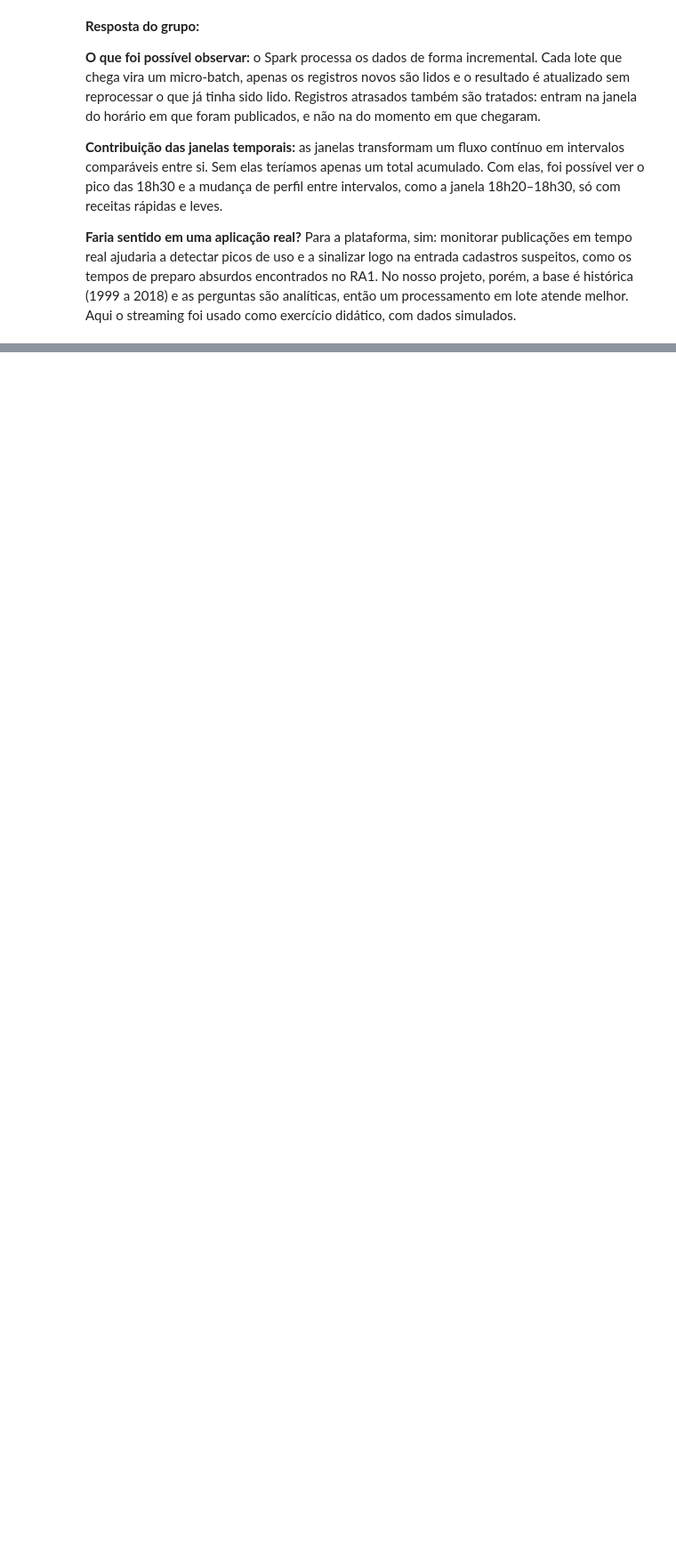
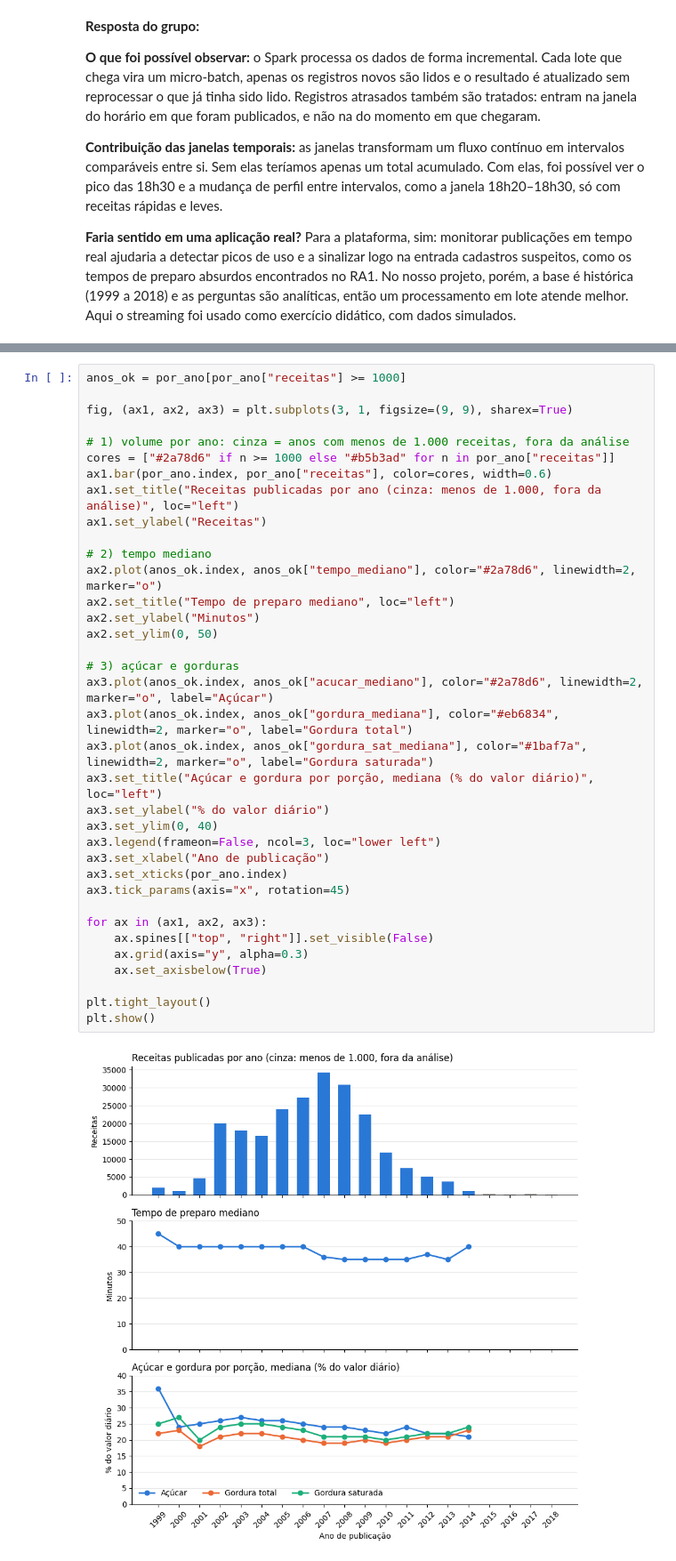
Before and after one commit to giovanisims/Dishly-Data, a Jupyter notebook: notebooks/data_analytics_ra.ipynb, the cells around one changed output, grey strips where cells are left out. Shown at 89% size. Drawn from its saved outputs; the diff is of its cells as text; blank space fills up the shorter version.

```diff
--- a/notebooks/data_analytics_ra.ipynb
+++ b/notebooks/data_analytics_ra.ipynb
@@ -725,0 +1151,38 @@ Na última resposta, o grupo pode reconhecer que o streaming foi utilizado apena
+# %%
+anos_ok = por_ano[por_ano["receitas"] >= 1000]
+
+fig, (ax1, ax2, ax3) = plt.subplots(3, 1, figsize=(9, 9), sharex=True)
+
+# 1) volume por ano: cinza = anos com menos de 1.000 receitas, fora da análise
+cores = ["#2a78d6" if n >= 1000 else "#b5b3ad" for n in por_ano["receitas"]]
+ax1.bar(por_ano.index, por_ano["receitas"], color=cores, width=0.6)
+ax1.set_title("Receitas publicadas por ano (cinza: menos de 1.000, fora da análise)", loc="left")
+ax1.set_ylabel("Receitas")
+
+# 2) tempo mediano
+ax2.plot(anos_ok.index, anos_ok["tempo_mediano"], color="#2a78d6", linewidth=2, marker="o")
+ax2.set_title("Tempo de preparo mediano", loc="left")
+ax2.set_ylabel("Minutos")
+ax2.set_ylim(0, 50)
+
+# 3) açúcar e gorduras
+ax3.plot(anos_ok.index, anos_ok["acucar_mediano"], color="#2a78d6", linewidth=2, marker="o", label="Açúcar")
+ax3.plot(anos_ok.index, anos_ok["gordura_mediana"], color="#eb6834", linewidth=2, marker="o", label="Gordura total")
+ax3.plot(anos_ok.index, anos_ok["gordura_sat_mediana"], color="#1baf7a", linewidth=2, marker="o", label="Gordura saturada")
+ax3.set_title("Açúcar e gordura por porção, mediana (% do valor diário)", loc="left")
+ax3.set_ylabel("% do valor diário")
+ax3.set_ylim(0, 40)
+ax3.legend(frameon=False, ncol=3, loc="lower left")
+ax3.set_xlabel("Ano de publicação")
+ax3.set_xticks(por_ano.index)
+ax3.tick_params(axis="x", rotation=45)
+
+for ax in (ax1, ax2, ax3):
+    ax.spines[["top", "right"]].set_visible(False)
+    ax.grid(axis="y", alpha=0.3)
+    ax.set_axisbelow(True)
+
+plt.tight_layout()
+plt.show()
+# %% [output]
+[figure, added]
```
Also changed, not shown: parts of 52 cells of this notebook.
